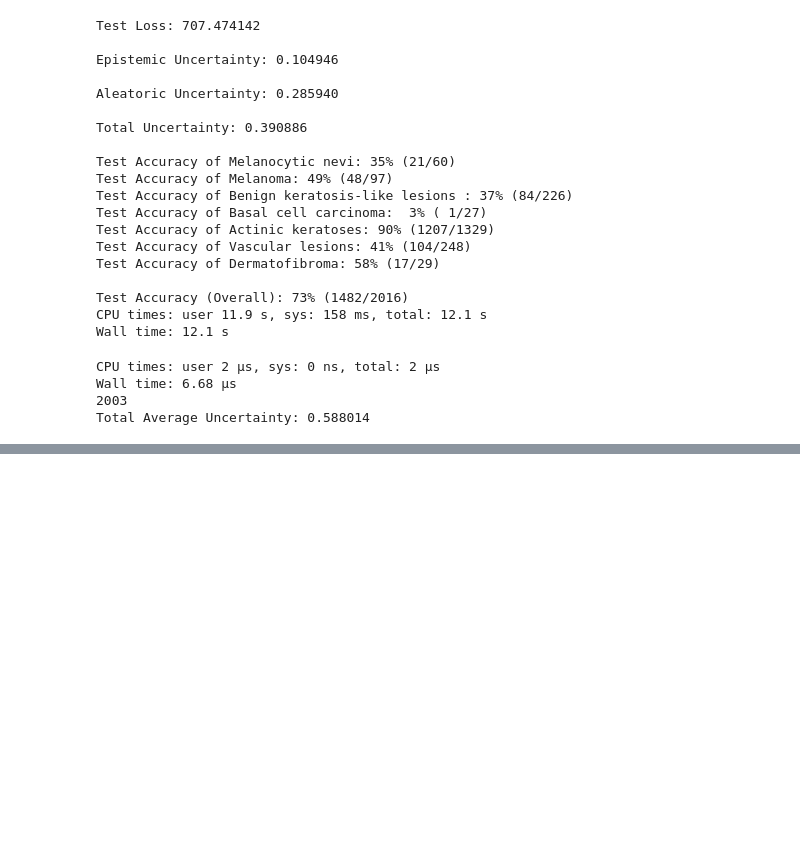
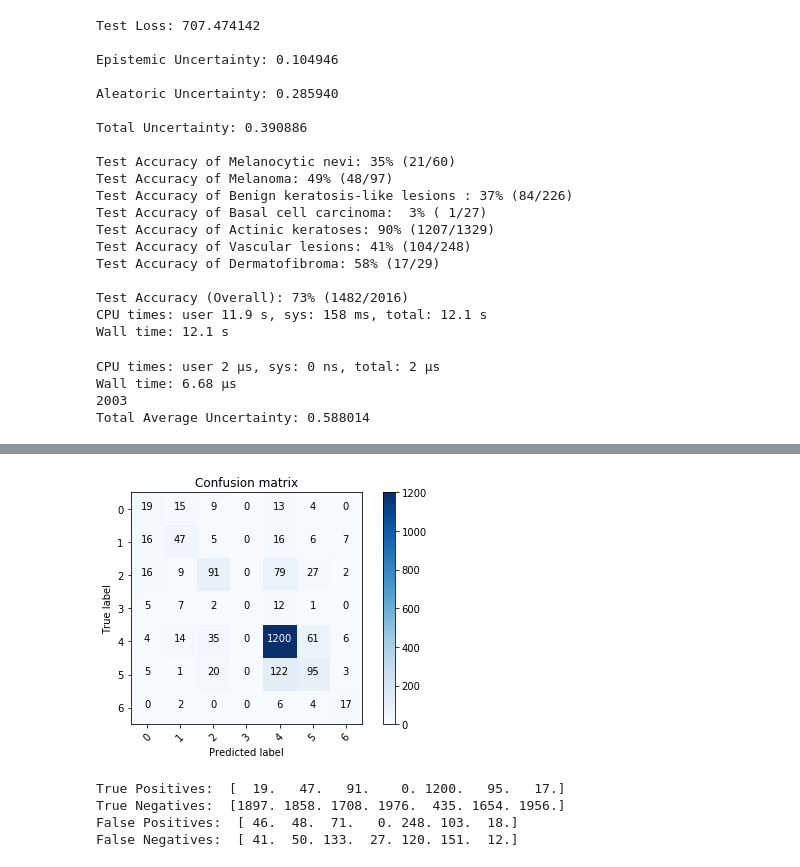
Before and after one commit to jeremyliweishih/150-DNN-Final, a Jupyter notebook: BCNN-BBB.ipynb, the cells around one changed output, grey strips where cells are left out. Saved outputs shown, nothing was run; the diff lists cells and outputs as text; code cells hidden in the pictures; blank space fills up the shorter version.

Commit message:
Added confusion matrix and FP/FN

```diff
--- a/BCNN-BBB.ipynb
+++ b/BCNN-BBB.ipynb
@@ -679,0 +685,38 @@ for idx in np.arange(20):
+# %%
+Y_pred = np.array([])
+Y_true = np.array([])
+
+for batch_idx, (data, target) in enumerate(test_loader):
+    # move tensors to GPU if CUDA is available
+    if use_cuda:
+        data, target = data.cuda(), target.cuda()
+
+    if beta_type is "Blundell":
+        beta = 2 ** (m - (batch_idx + 1)) / (2 ** m - 1)
+    elif cf.beta_type is "Soenderby":
+        beta = min(epoch / (cf.num_epochs // 4), 1)
+    elif cf.beta_type is "Standard":
+        beta = 1 / m
+    else:
+        beta = 0
+    # forward pass: compute predicted outputs by passing inputs to the model
+    output, kl = net.probforward(data)
+    # calculate the batch loss
+    loss = vi(output, target, kl, beta)
+    #test_loss += loss.item()
+    # convert output probabilities to predicted class
+    _, pred = torch.max(output, 1)
+
+    Y_pred = np.append(Y_pred, pred.cpu().numpy())
+    Y_true = np.append(Y_true, (target.data.view_as(pred).cpu().numpy()))
+
+
+# compute the confusion matrix
+confusion_mtx = confusion_matrix(Y_true, Y_pred)
+
+
+
+# plot the confusion matrix
+plot_confusion_matrix(confusion_mtx, classes = range(7))
+# %% [output]
+[figure, added]
@@ -679,0 +728,16 @@ for idx in np.arange(20):
+# %%
+print('True Positives: ', TP)
+print('True Negatives: ', TN)
+print('False Positives: ', FP)
+print('False Negatives: ', FN)
+
+
+FP = FP.astype(float)
+FN = FN.astype(float)
+TP = TP.astype(float)
+TN = TN.astype(float)
+# %% [output]
+True Positives:  [  19.   47.   91.    0. 1200.   95.   17.]
+True Negatives:  [1897. 1858. 1708. 1976.  435. 1654. 1956.]
+False Positives:  [ 46.  48.  71.   0. 248. 103.  18.]
+False Negatives:  [ 41.  50. 133.  27. 120. 151.  12.]
```
Also changed, not shown: parts of 3 cells of this notebook.
